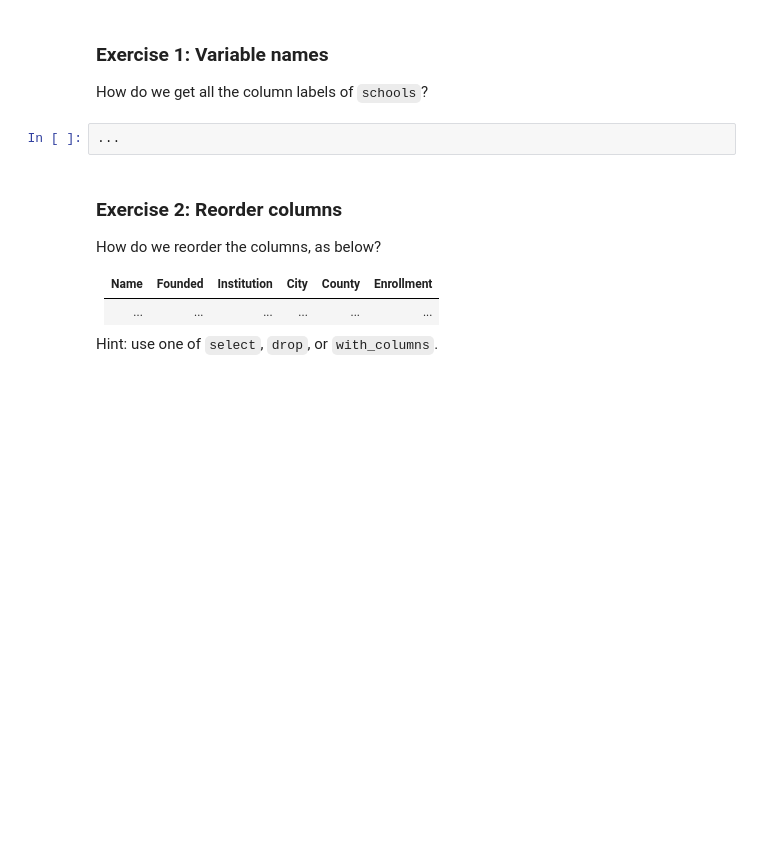
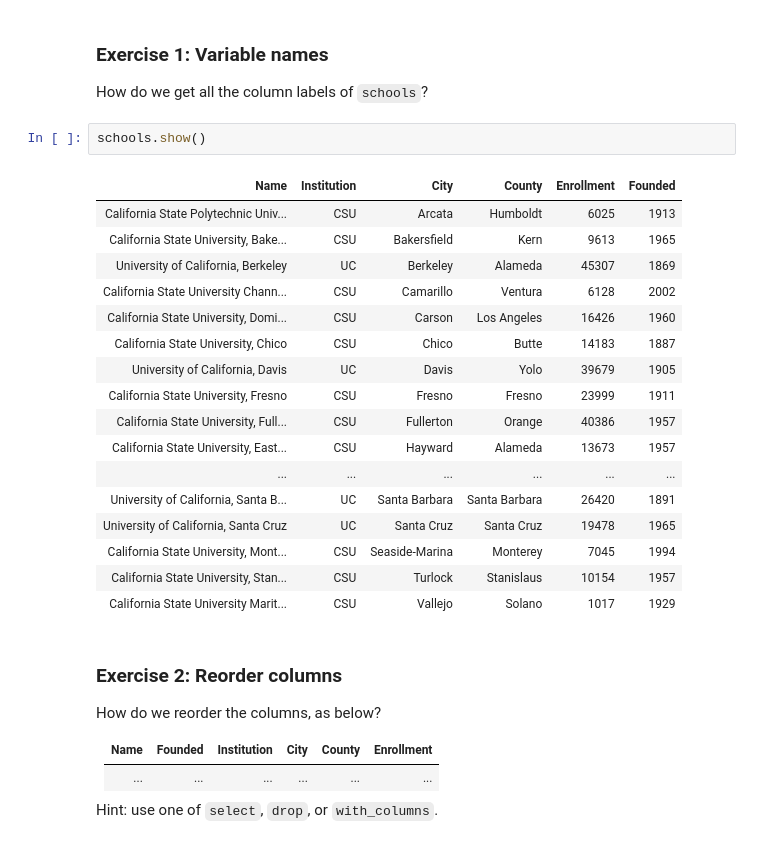
Before and after one commit to data-6-berkeley/materials-fa25, a Jupyter notebook: lec/lec04/lec04.ipynb, the cells around one changed output. Drawn from its saved outputs; the diff is of its cells as text; blank space fills up the shorter version.

```diff
--- a/lec/lec04/lec04.ipynb
+++ b/lec/lec04/lec04.ipynb
@@ -148,7 +243,25 @@ schools
 
 How do we get all the column labels of `schools`?
 # %%
-...
+schools.show()
+# %% [output]
+| Name | Institution | City | County | Enrollment | Founded |
+| California State Polytechnic Univ... | CSU | Arcata | Humboldt | 6025 | 1913 |
+| California State University, Bake... | CSU | Bakersfield | Kern | 9613 | 1965 |
+| University of California, Berkeley | UC | Berkeley | Alameda | 45307 | 1869 |
+| California State University Chann... | CSU | Camarillo | Ventura | 6128 | 2002 |
+| California State University, Domi... | CSU | Carson | Los Angeles | 16426 | 1960 |
+| California State University, Chico | CSU | Chico | Butte | 14183 | 1887 |
+| University of California, Davis | UC | Davis | Yolo | 39679 | 1905 |
+| California State University, Fresno | CSU | Fresno | Fresno | 23999 | 1911 |
+| California State University, Full... | CSU | Fullerton | Orange | 40386 | 1957 |
+| California State University, East... | CSU | Hayward | Alameda | 13673 | 1957 |
+| ... | ... | ... | ... | ... | ... |
+| University of California, Santa B... | UC | Santa Barbara | Santa Barbara | 26420 | 1891 |
+| University of California, Santa Cruz | UC | Santa Cruz | Santa Cruz | 19478 | 1965 |
+| California State University, Mont... | CSU | Seaside-Marina | Monterey | 7045 | 1994 |
+| California State University, Stan... | CSU | Turlock | Stanislaus | 10154 | 1957 |
+| California State University Marit... | CSU | Vallejo | Solano | 1017 | 1929 |
 # %% [markdown]
 ### Exercise 2: Reorder columns
 
```
Also changed, not shown: parts of 20 cells of this notebook.
